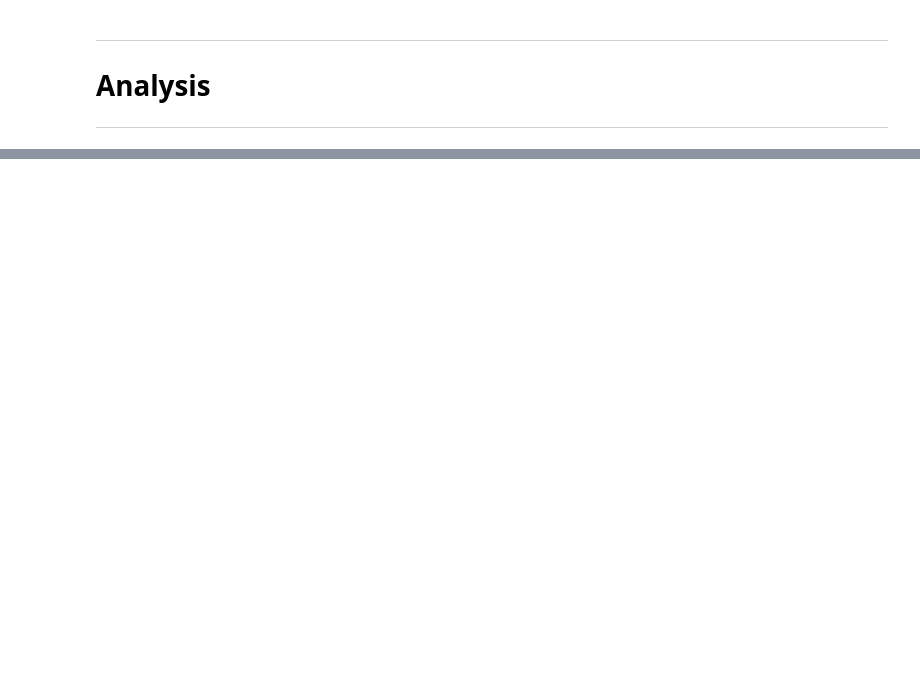
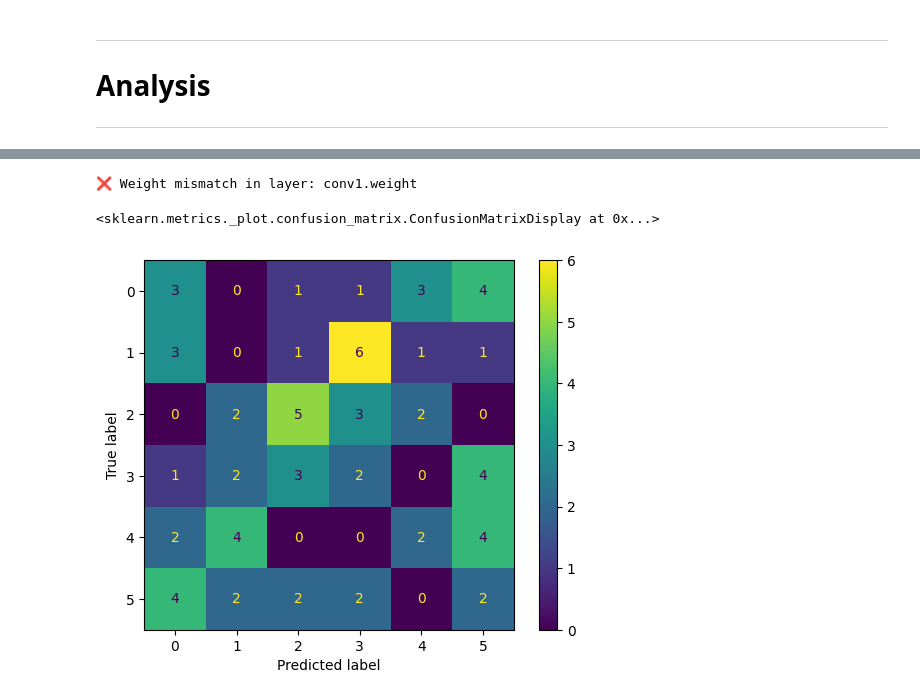
Before and after one commit to kruuZHAW/eye_tracking, a Jupyter notebook: notebooks/sandbox_lstm_classifier.ipynb, the cells around one changed output, grey strips where cells are left out. Drawn from its saved outputs; the diff is of its cells as text; code cells hidden in the pictures; blank space fills up the shorter version.

```diff
--- a/notebooks/sandbox_lstm_classifier.ipynb
+++ b/notebooks/sandbox_lstm_classifier.ipynb
@@ -183,0 +222,16 @@ See the caveats in the documentation: https://pandas.pydata.org/pandas-docs/stab
+# %%
+from models.lstm_classifier import evaluate_pytorch_model
+
+ckpt_path ="/cluster/home/kruu/git/eye_tracking/GazeMouse_Classification/yl6a73ww/checkpoints/epoch30-val_acc0.33.ckpt"
+metadata_path = '/cluster/home/kruu/git/eye_tracking/GazeMouse_Classification/yl6a73ww/model_metadata.json'
+with open(metadata_path, "r") as f:
+    metadata = json.load(f)
+
+model_ckpt = LSTMClassifier.load_from_checkpoint(ckpt_path)
+model_ckpt.eval()
+
+res_train_pytorch = evaluate_pytorch_model(model,
+                                           dataset_time_resampled[dataset_time_resampled["id"].isin(metadata["test_ids"])],
+                                           metadata["features"],
+                                           metadata["mean"],
+                                           metadata["std"])
@@ -183,0 +250,23 @@ See the caveats in the documentation: https://pandas.pydata.org/pandas-docs/stab
+# %%
+def compare_model_weights(model_a, model_b):
+    for (name_a, param_a), (name_b, param_b) in zip(model_a.named_parameters(), model_b.named_parameters()):
+        if name_a != name_b:
+            print(f"❌ Name mismatch: {name_a} != {name_b}")
+            return
+        if not torch.allclose(param_a, param_b, atol=1e-6):
+            print(f"❌ Weight mismatch in layer: {name_a}")
+            return
+    print("✅ All weights match!")
+
+compare_model_weights(model, model_ckpt)
+# %% [output]
+❌ Weight mismatch in layer: conv1.weight
+# %%
+from sklearn.metrics import confusion_matrix, ConfusionMatrixDisplay
+
+cm = confusion_matrix(res_train_pytorch["labels"], res_train_pytorch["predictions"])
+disp = ConfusionMatrixDisplay(confusion_matrix=cm)
+disp.plot()
+# %% [output]
+<sklearn.metrics._plot.confusion_matrix.ConfusionMatrixDisplay at 0x...>
+[figure, added]
```
Also changed, not shown: parts of 10 cells of this notebook, 5 other files.
